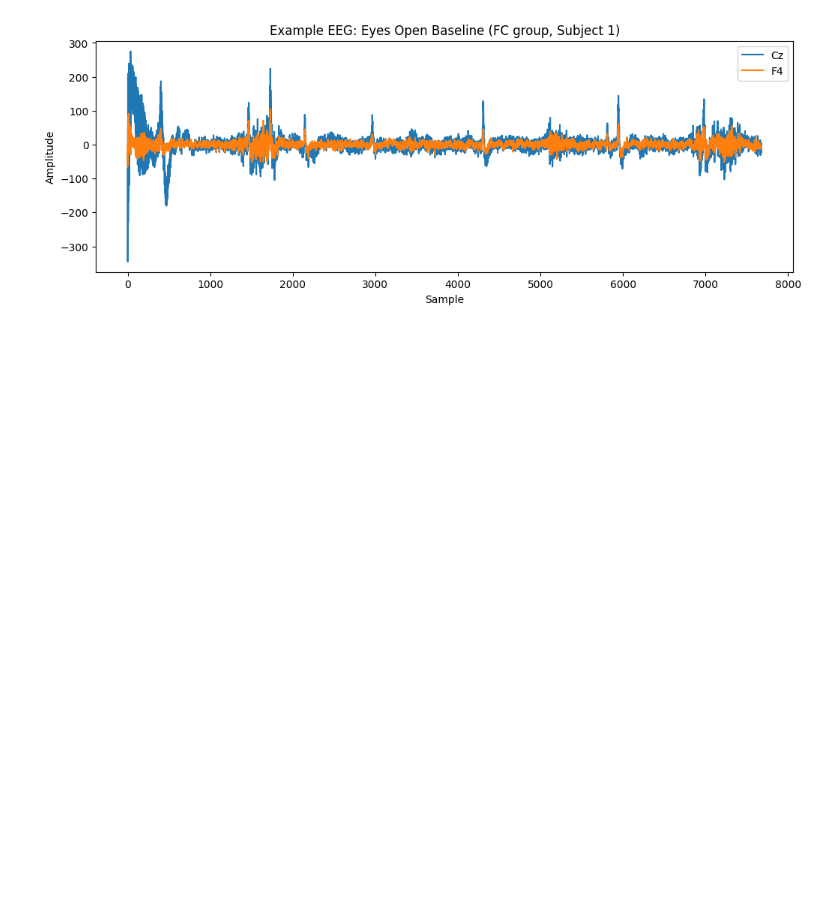
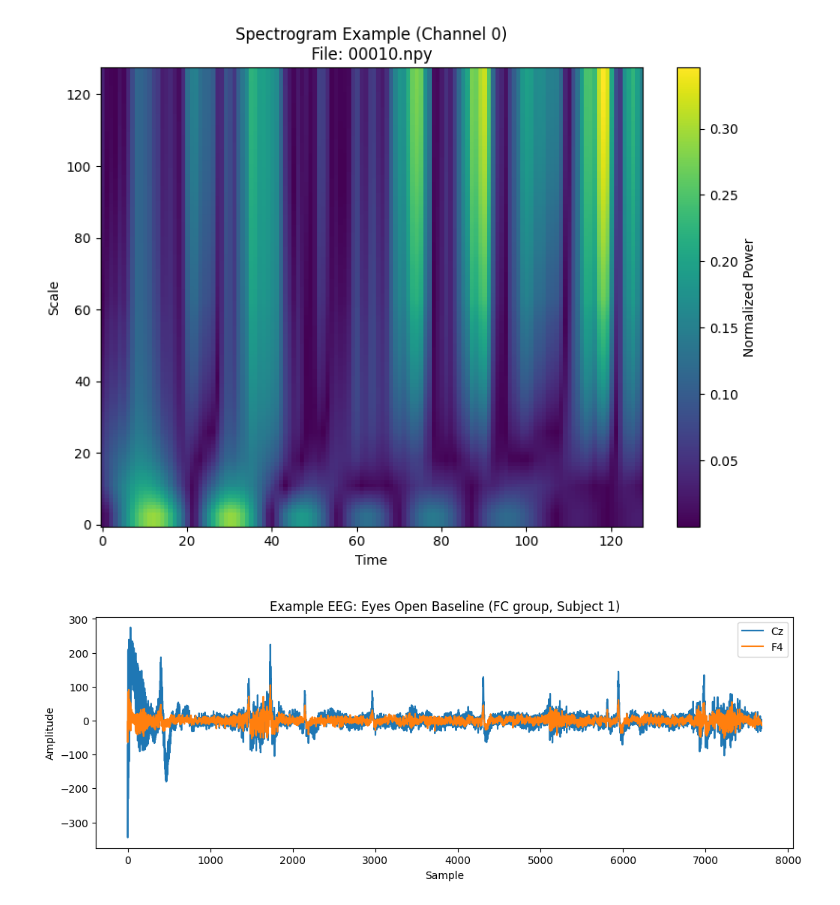
Before and after one commit to KatarzynaStefanowicz/ADHD_EEG, a Jupyter notebook: notebooks/pectogram_old/explore_eeg.ipynb, the cells around one changed output. Drawn from its saved outputs; the diff is of its cells as text; code cells hidden in the pictures; blank space fills up the shorter version.

```diff
--- a/notebooks/explore_eeg.ipynb
+++ b/notebooks/pectogram_old/explore_eeg.ipynb
@@ -9,6 +9,36 @@ fc_data = sio.loadmat('../data/fc.mat')
 fadhd_data = sio.loadmat('../data/fadhd.mat')
 mc_data = sio.loadmat('../data/mc.mat')
 madhd_data = sio.loadmat('../data/madhd.mat')
+# %%
+import numpy as np
+import os
+
+import matplotlib.pyplot as plt
+
+# Pick a spectrogram file (e.g., the first one)
+
+x_dir = "processed_spectrograms/X"
+y_dir = "processed_spectrograms/y"
+
+
+spec_file = sorted(os.listdir(x_dir))[10]
+spec_path = os.path.join(x_dir, spec_file)
+
+
+# Load the spectrogram
+spec = np.load(spec_path)
+
+# Plot the spectrogram (scales x time, for one channel, e.g., channel 0)
+plt.figure(figsize=(8, 6))
+plt.imshow(spec[:, :, 0], aspect='auto', origin='lower', cmap='viridis')
+plt.colorbar(label='Normalized Power')
+plt.title(f"Spectrogram Example (Channel 0)\nFile: {spec_file}")
+plt.xlabel("Time")
+plt.ylabel("Scale")
+plt.tight_layout()
+plt.show()
+# %% [output]
+[figure, added]
 # %%
 # Plot example "eyes open" EEG data from FC group, cell 1 (Eyes open baseline)
 
```
Also changed, not shown: parts of 1 cell of this notebook, 2 other files.
